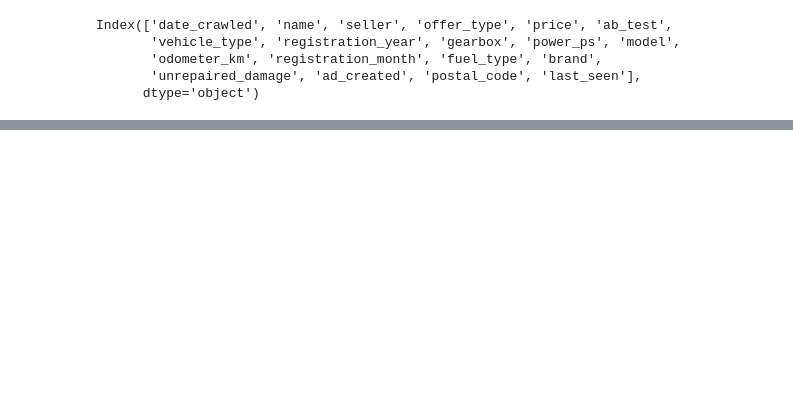
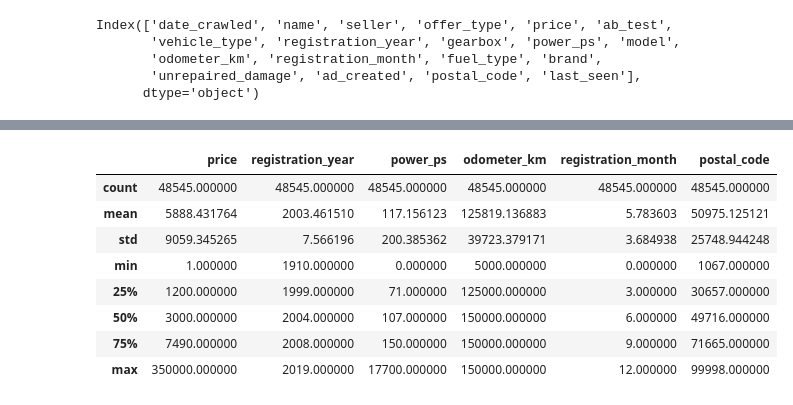
Before and after one commit to AsirShahid/Data-Scientist-in-Python-DataQuest, a Jupyter notebook: Data Analysis and Visualization/Pandas and NumPy Fundamentals/Projects/Exploring Ebay Car Sales Data/Exploring Ebay Car Sales Data.ipynb, the cells around one changed output, grey strips where cells are left out. Drawn from its saved outputs; the diff is of its cells as text; code cells hidden in the pictures; blank space fills up the shorter version.

```diff
--- a/Data Analysis and Visualization/Pandas and NumPy Fundamentals/Projects/Exploring Ebay Car Sales Data/Exploring Ebay Car Sales Data.ipynb
+++ b/Data Analysis and Visualization/Pandas and NumPy Fundamentals/Projects/Exploring Ebay Car Sales Data/Exploring Ebay Car Sales Data.ipynb
@@ -254,0 +353,3 @@ Name: price, Length: 50000, dtype: int64
+# %%
+print((autos["price"]>10000))
+autos=autos[(autos["price"]>0) & (autos["price"]<500000)]
@@ -254,0 +369,12 @@ Name: price, Length: 50000, dtype: int64
+# %%
+autos.describe()
+# %% [output]
+|  | price | registration_year | power_ps | odometer_km | registration_month | postal_code |
+| count | 48545.000000 | 48545.000000 | 48545.000000 | 48545.000000 | 48545.000000 | 48545.000000 |
+| mean | 5888.431764 | 2003.461510 | 117.156123 | 125819.136883 | 5.783603 | 50975.125121 |
+| std | 9059.345265 | 7.566196 | 200.385362 | 39723.379171 | 3.684938 | 25748.944248 |
+| min | 1.000000 | 1910.000000 | 0.000000 | 5000.000000 | 0.000000 | 1067.000000 |
+| 25% | 1200.000000 | 1999.000000 | 71.000000 | 125000.000000 | 3.000000 | 30657.000000 |
+| 50% | 3000.000000 | 2004.000000 | 107.000000 | 150000.000000 | 6.000000 | 49716.000000 |
+| 75% | 7490.000000 | 2008.000000 | 150.000000 | 150000.000000 | 9.000000 | 71665.000000 |
+| max | 350000.000000 | 2019.000000 | 17700.000000 | 150000.000000 | 12.000000 | 99998.000000 |
```
Also changed, not shown: parts of 17 cells of this notebook.
